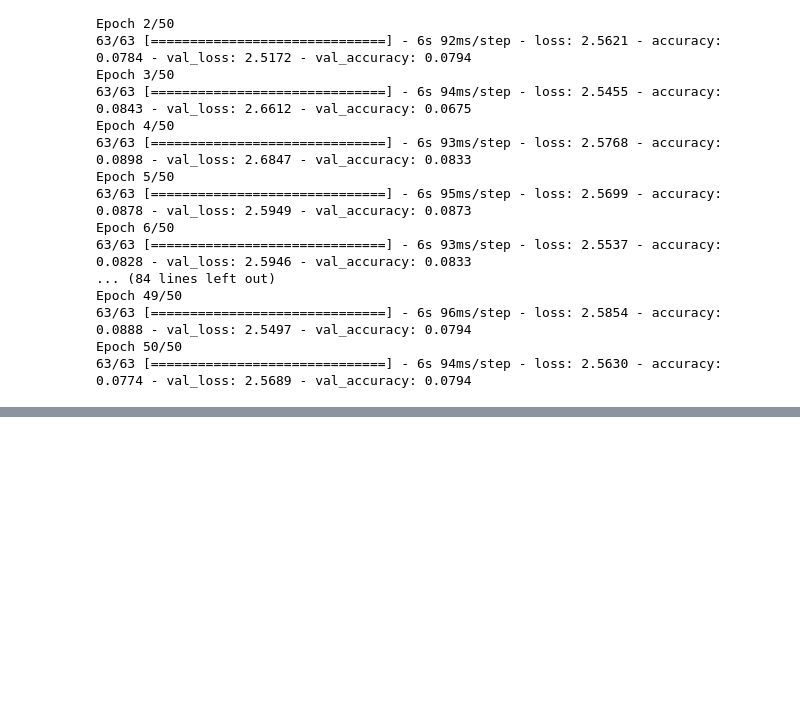
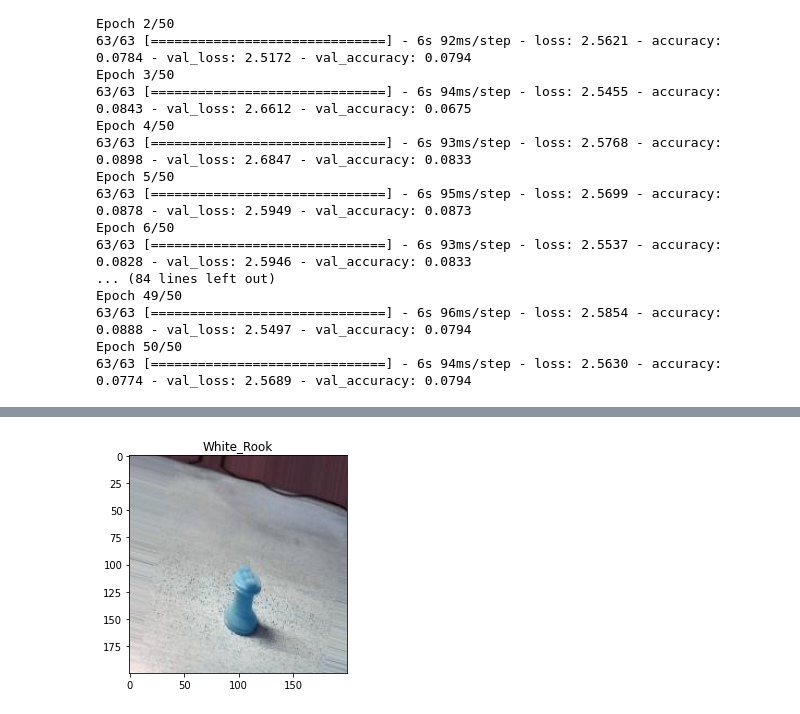
Before and after one commit to topguns837/Chess-Piece-Detection, a Jupyter notebook: CNN_pipeline.ipynb, the cells around one changed output, grey strips where cells are left out. Saved outputs shown, nothing was run; the diff lists cells and outputs as text; code cells hidden in the pictures; blank space fills up the shorter version.

```diff
--- a/CNN_pipeline.ipynb
+++ b/CNN_pipeline.ipynb
@@ -344,0 +533,6 @@ Epoch 50/50
+# %%
+# Fitting the model for another 50 epochs
+
+#3. Fit the data
+history = cnn_model.fit(X_train , y_train , epochs = 50 ,
+                        validation_data = (X_test , y_test))
@@ -344,0 +557,3 @@ Epoch 50/50
+# %%
+y_probs = cnn_model.predict(X_test)
+y_preds = tf.argmax(y_probs , axis = 1)
@@ -344,0 +576,13 @@ Epoch 50/50
+# %%
+# Visualising model predictions
+import random
+
+index = random.randint(0,504)
+random_image = X_test[index]
+image_pred = CATEGORIES[y_preds[index]]
+
+plt.imshow(random_image)
+plt.title(image_pred)
+plt.show()
+# %% [output]
+[figure, added]
```
Also changed, not shown: parts of 23 cells of this notebook.
